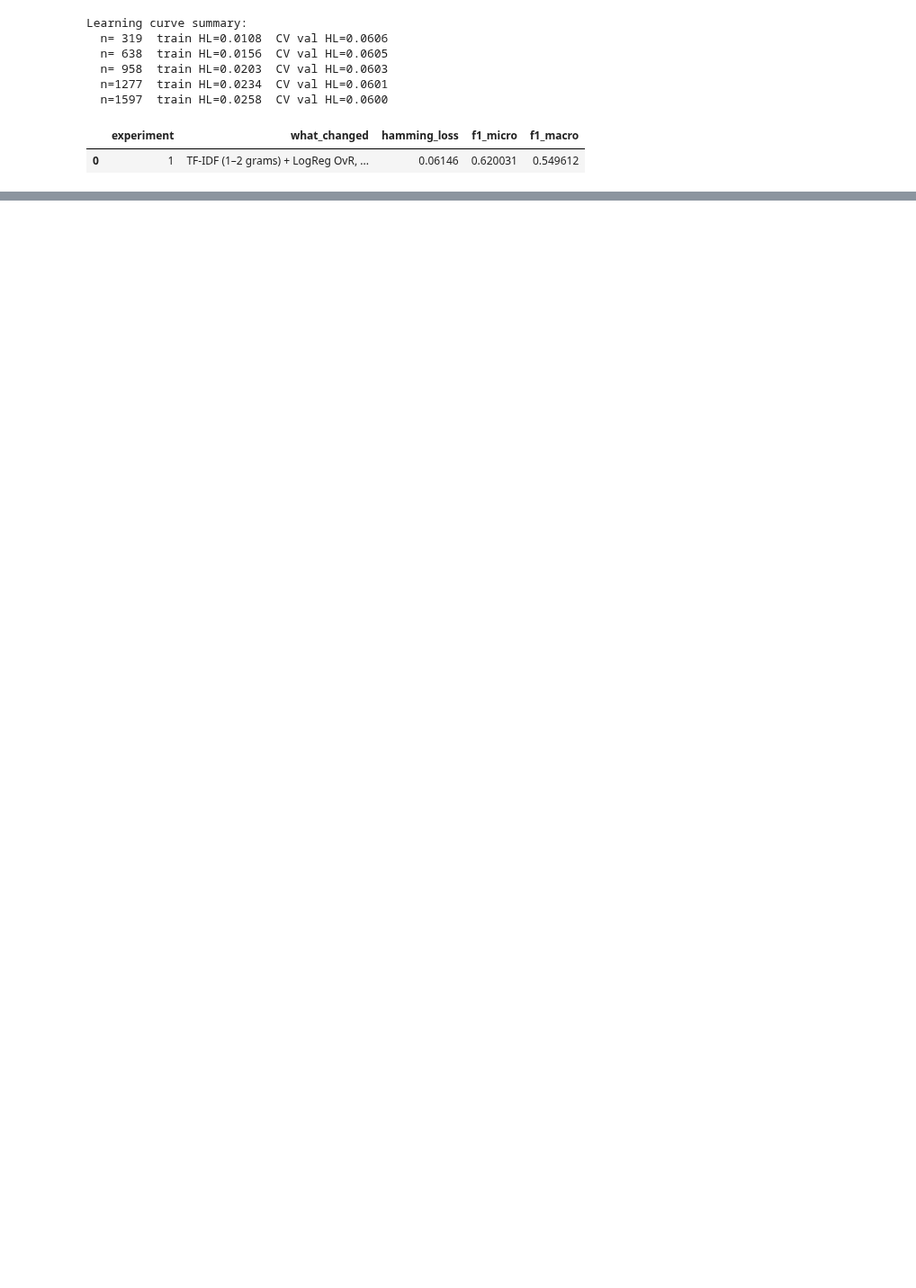
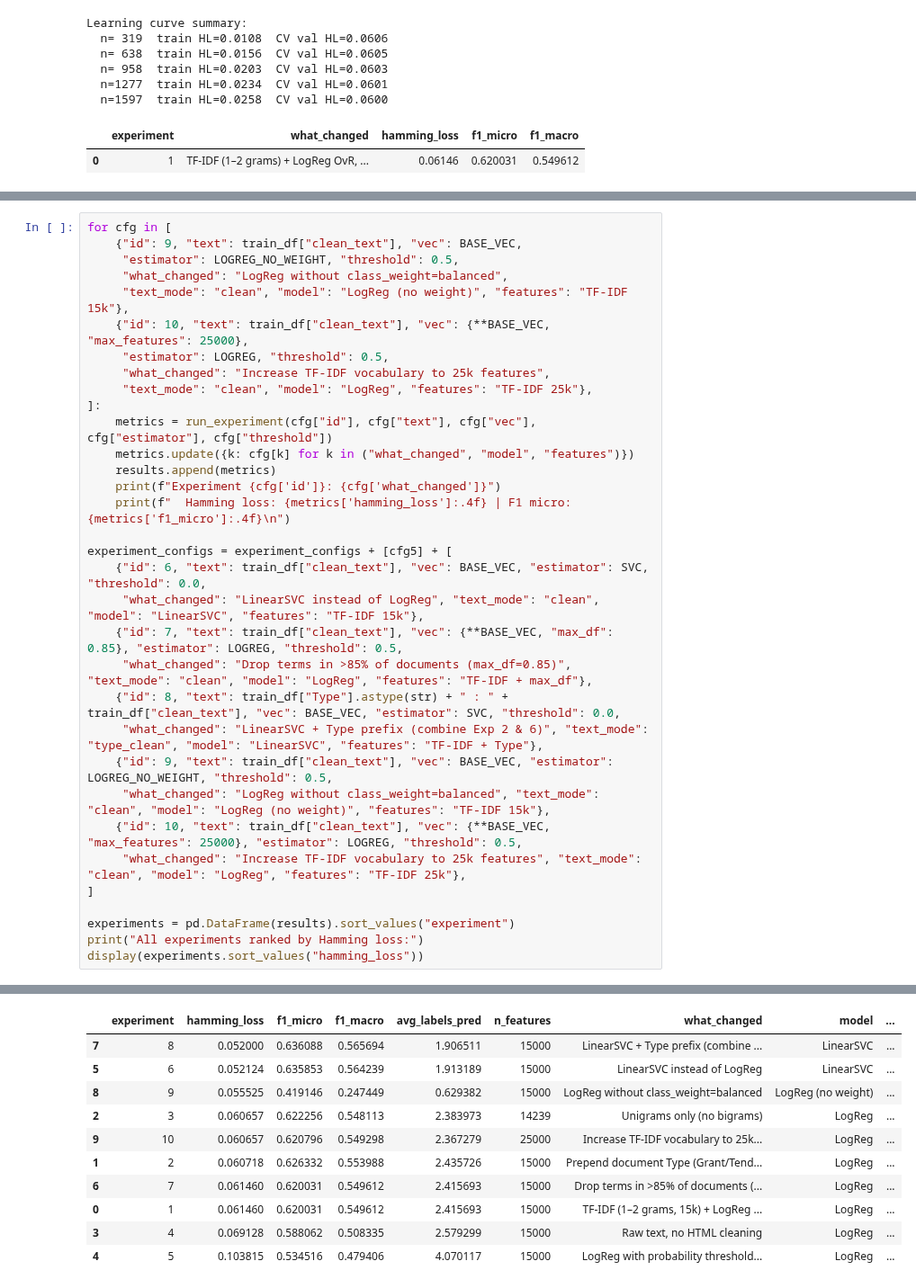
Before and after one commit to Bonaparte003/SDG-Indicator-Text-Classification-Formative2, a Jupyter notebook: SGD_indicator.ipynb, the cells around one changed output, grey strips where cells are left out. Shown at 90% size. Cells and saved outputs as stored; diff of their text form; blank space fills up the shorter version.

```diff
--- a/SGD_indicator.ipynb
+++ b/SGD_indicator.ipynb
@@ -678,0 +863,34 @@ display(submission.head(3))
+# %%
+for cfg in [
+    {"id": 9, "text": train_df["clean_text"], "vec": BASE_VEC,
+     "estimator": LOGREG_NO_WEIGHT, "threshold": 0.5,
+     "what_changed": "LogReg without class_weight=balanced",
+     "text_mode": "clean", "model": "LogReg (no weight)", "features": "TF-IDF 15k"},
+    {"id": 10, "text": train_df["clean_text"], "vec": {**BASE_VEC, "max_features": 25000},
+     "estimator": LOGREG, "threshold": 0.5,
+     "what_changed": "Increase TF-IDF vocabulary to 25k features",
+     "text_mode": "clean", "model": "LogReg", "features": "TF-IDF 25k"},
+]:
+    metrics = run_experiment(cfg["id"], cfg["text"], cfg["vec"], cfg["estimator"], cfg["threshold"])
+    metrics.update({k: cfg[k] for k in ("what_changed", "model", "features")})
+    results.append(metrics)
+    print(f"Experiment {cfg['id']}: {cfg['what_changed']}")
+    print(f"  Hamming loss: {metrics['hamming_loss']:.4f} | F1 micro: {metrics['f1_micro']:.4f}\n")
+
+experiment_configs = experiment_configs + [cfg5] + [
+    {"id": 6, "text": train_df["clean_text"], "vec": BASE_VEC, "estimator": SVC, "threshold": 0.0,
+     "what_changed": "LinearSVC instead of LogReg", "text_mode": "clean", "model": "LinearSVC", "features": "TF-IDF 15k"},
+    {"id": 7, "text": train_df["clean_text"], "vec": {**BASE_VEC, "max_df": 0.85}, "estimator": LOGREG, "threshold": 0.5,
+     "what_changed": "Drop terms in >85% of documents (max_df=0.85)", "text_mode": "clean", "model": "LogReg", "features": "TF-IDF + max_df"},
+    {"id": 8, "text": train_df["Type"].astype(str) + " : " + train_df["clean_text"], "vec": BASE_VEC, "estimator": SVC, "threshold": 0.0,
+     "what_changed": "LinearSVC + Type prefix (combine Exp 2 & 6)", "text_mode": "type_clean", "model": "LinearSVC", "features": "TF-IDF + Type"},
+    {"id": 9, "text": train_df["clean_text"], "vec": BASE_VEC, "estimator": LOGREG_NO_WEIGHT, "threshold": 0.5,
+     "what_changed": "LogReg without class_weight=balanced", "text_mode": "clean", "model": "LogReg (no weight)", "features": "TF-IDF 15k"},
+    {"id": 10, "text": train_df["clean_text"], "vec": {**BASE_VEC, "max_features": 25000}, "estimator": LOGREG, "threshold": 0.5,
+     "what_changed": "Increase TF-IDF vocabulary to 25k features", "text_mode": "clean", "model": "LogReg", "features": "TF-IDF 25k"},
+]
+
+experiments = pd.DataFrame(results).sort_values("experiment")
+print("All experiments ranked by Hamming loss:")
+display(experiments.sort_values("hamming_loss"))
+# %% [output]
@@ -678,0 +904,11 @@ display(submission.head(3))
+|  | experiment | hamming_loss | f1_micro | f1_macro | avg_labels_pred | n_features | what_changed | model | ... |
+| 7 | 8 | 0.052000 | 0.636088 | 0.565694 | 1.906511 | 15000 | LinearSVC + Type prefix (combine ... | LinearSVC | ... |
+| 5 | 6 | 0.052124 | 0.635853 | 0.564239 | 1.913189 | 15000 | LinearSVC instead of LogReg | LinearSVC | ... |
+| 8 | 9 | 0.055525 | 0.419146 | 0.247449 | 0.629382 | 15000 | LogReg without class_weight=balanced | LogReg (no weight) | ... |
+| 2 | 3 | 0.060657 | 0.622256 | 0.548113 | 2.383973 | 14239 | Unigrams only (no bigrams) | LogReg | ... |
+| 9 | 10 | 0.060657 | 0.620796 | 0.549298 | 2.367279 | 25000 | Increase TF-IDF vocabulary to 25k... | LogReg | ... |
+| 1 | 2 | 0.060718 | 0.626332 | 0.553988 | 2.435726 | 15000 | Prepend document Type (Grant/Tend... | LogReg | ... |
+| 6 | 7 | 0.061460 | 0.620031 | 0.549612 | 2.415693 | 15000 | Drop terms in >85% of documents (... | LogReg | ... |
+| 0 | 1 | 0.061460 | 0.620031 | 0.549612 | 2.415693 | 15000 | TF-IDF (1–2 grams, 15k) + LogReg ... | LogReg | ... |
+| 3 | 4 | 0.069128 | 0.588062 | 0.508335 | 2.579299 | 15000 | Raw text, no HTML cleaning | LogReg | ... |
+| 4 | 5 | 0.103815 | 0.534516 | 0.479406 | 4.070117 | 15000 | LogReg with probability threshold... | LogReg | ... |
```
Also changed, not shown: parts of 22 cells of this notebook.
